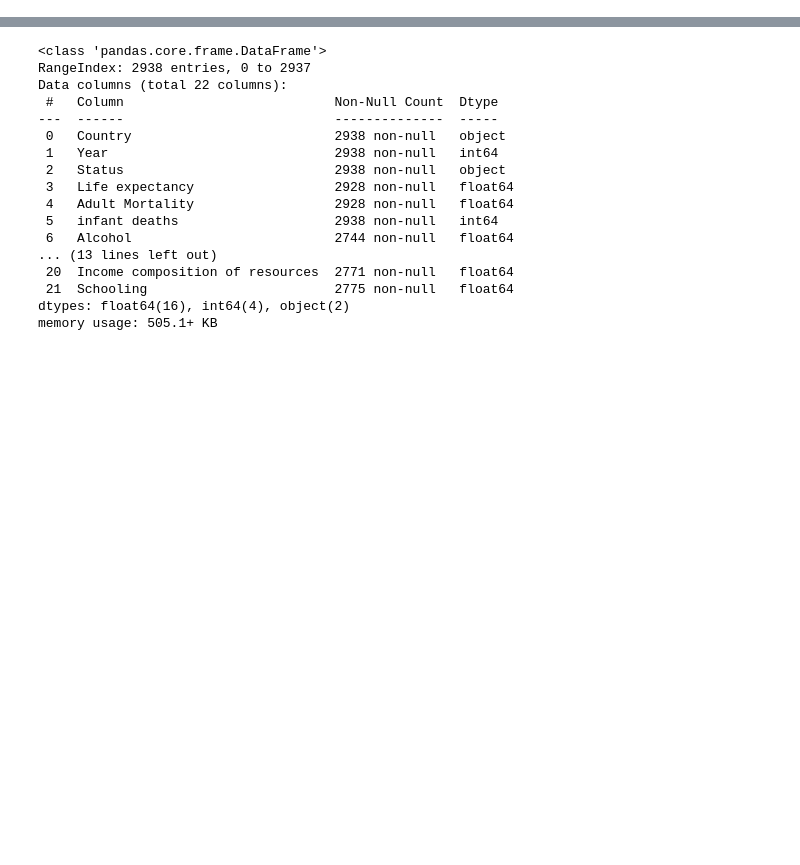
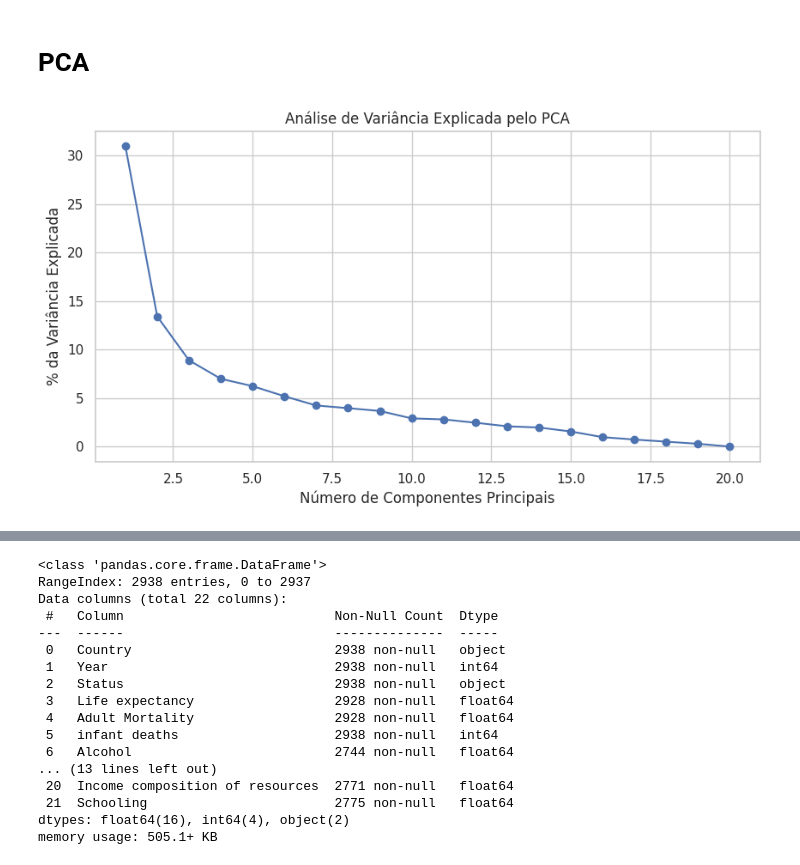
Before and after one commit to lucapcf/AM_T1, a Jupyter notebook: life_expectancy.ipynb, the cells around one changed output, grey strips where cells are left out. Cells and saved outputs as stored; diff of their text form; code cells hidden in the pictures; blank space fills up the shorter version.

```diff
--- a/life_expectancy.ipynb
+++ b/life_expectancy.ipynb
@@ -65,3 +67,29 @@ Albania                  16
 2937     Zimbabwe  2015          1
 
 [2938 rows x 3 columns]
+# %% [markdown]
+# PCA
+# %%
+df_pca = df.copy()
+numeric_cols = df_pca.select_dtypes(include=['float64', 'int64']).columns
+df_pca[numeric_cols] = df_pca[numeric_cols].fillna(df[numeric_cols].mean())
+
+numeric_cols = df_pca.select_dtypes(include='number').columns
+df_numeric = df_pca[numeric_cols]
+
+scaler = StandardScaler()
+df_scaled = scaler.fit_transform(df_numeric)
+
+pca = PCA()
+pca.fit(df_scaled)
+explained_variance = pca.explained_variance_ratio_
+
+plt.figure(figsize=(10, 5))
+plt.plot(range(1, len(explained_variance) + 1), explained_variance * 100, marker='o')
+plt.xlabel("Número de Componentes Principais")
+plt.ylabel("% da Variância Explicada")
+plt.title("Análise de Variância Explicada pelo PCA")
+
+df_pca = pca.transform(df_scaled)
+# %% [output]
+[figure, added]
```
Also changed, not shown: parts of 4 cells of this notebook.
